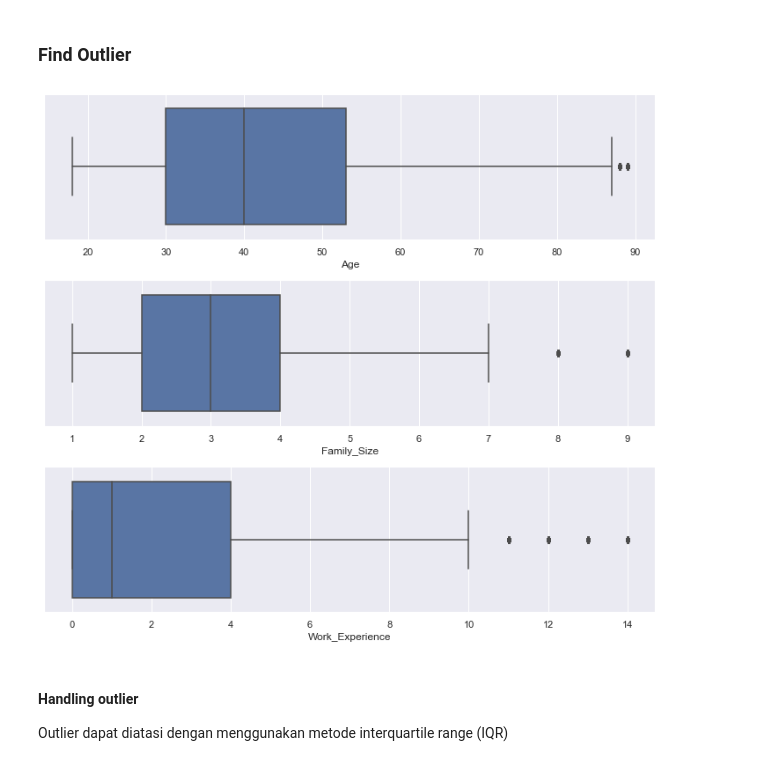
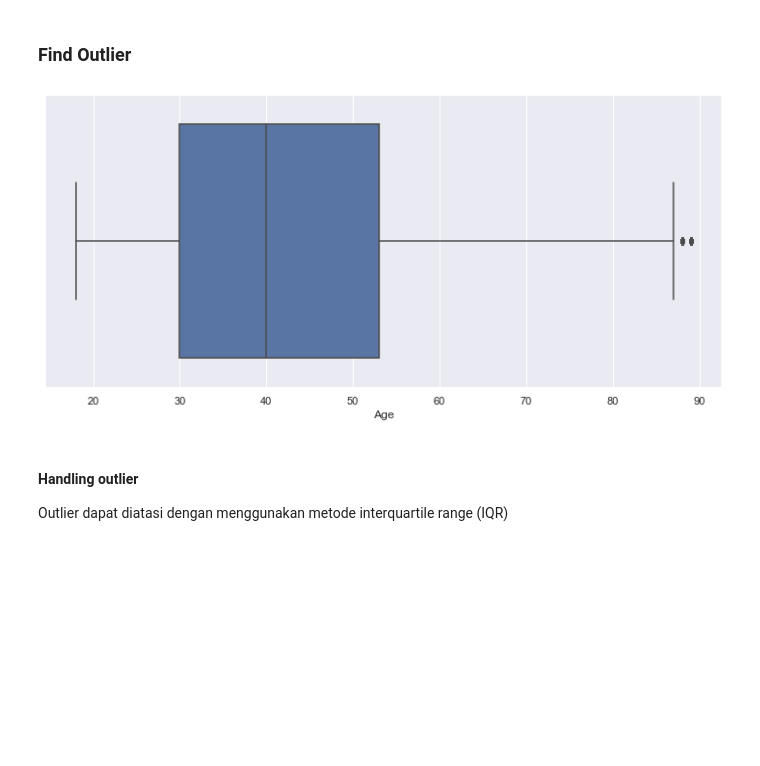
Before and after one commit to rfajri27/customer_segmentation, a Jupyter notebook: customer_segmentation.ipynb, the cells around one changed output. Saved outputs shown, nothing was run; the diff lists cells and outputs as text; code cells hidden in the pictures; blank space fills up the shorter version.

```diff
--- a/customer_segmentation.ipynb
+++ b/customer_segmentation.ipynb
@@ -42,8 +42,9 @@ df.head()
 | 3 | 461735 | Male | Yes | 67 | Yes | Lawyer | 0.0 | High | ... |
 | 4 | 462669 | Female | Yes | 40 | Yes | Entertainment | NaN | High | ... |
 # %%
-kolom_numerik = ['Age', 'Family_Size', 'Work_Experience']
-kolom_kategorikal = ['Gender', 'Ever_Married', 'Graduated', 'Profession', 'Spending_Score']
+kolom_numerik = ['Age']
+kolom_kategorik = ['Gender', 'Ever_Married', 'Graduated', 'Profession',
+                     'Spending_Score', 'Family_Size', 'Work_Experience']
 # %% [markdown]
 ## Data Cleansing
 # %%
@@ -92,10 +93,10 @@ Pada kolom numerik akan dilakukan imputation dengan menggunakan **nilai median**
 # %%
-for kol in kolom_numerik:
-    med = df[kol].median()
-    df[kol].fillna(med, inplace=True)
+for kol in kolom_kategorik:
+    if (kol == 'Family_Size' or kol == 'Work_Experience'):
+        med = df[kol].median()
+        df[kol].fillna(med, inplace=True)
+    else:
+        df[kol].fillna('Unknown', inplace=True)
-# %%
-for kol in kolom_kategorikal:
-    df[kol].fillna('Unknown', inplace=True)
 # %%
 df.isna().sum()
 # %% [output]
@@ -121,16 +122,12 @@ df.head()
 # %% [markdown]
 ### Find Outlier
 # %%
-def box_plot(features):
-    fig, axs = plt.subplots(len(features), 1, figsize=(10, 9))
-    for i, kol in enumerate(features):
-        sns.boxplot(df[kol], ax = axs[i])
-    plt.tight_layout()
-    plt.show()
-
-box_plot(kolom_numerik)
+fig, axs = plt.subplots(1, 1, figsize=(10, 5))
+sns.boxplot(df['Age'], ax = axs)
+plt.tight_layout()
+plt.show()
 # %% [output]
-[figure, old version]
+[figure, new version]
 # %% [markdown]
 #### Handling outlier
 Outlier dapat diatasi dengan menggunakan metode interquartile range (IQR)
```
Also changed, not shown: parts of 16 cells of this notebook, 13 other files.
